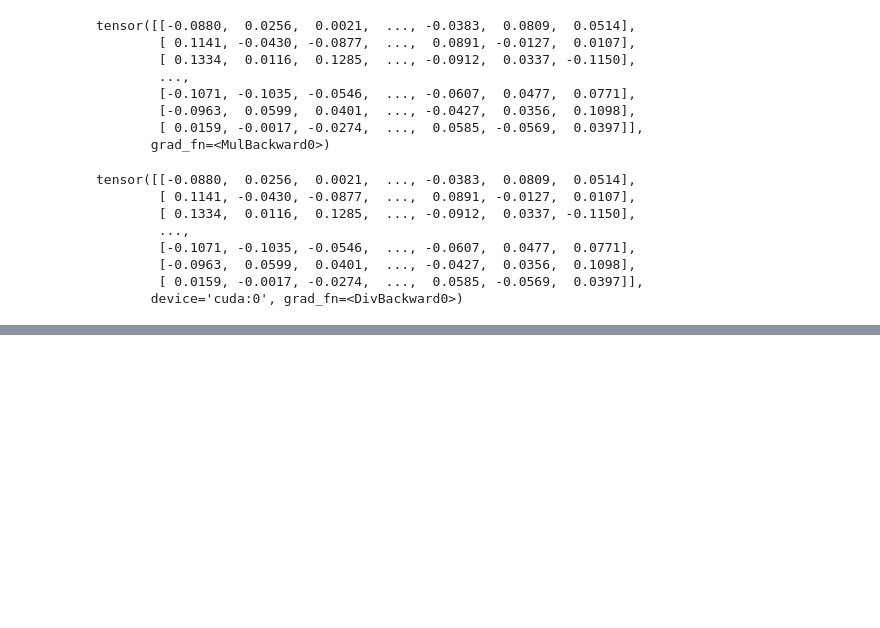
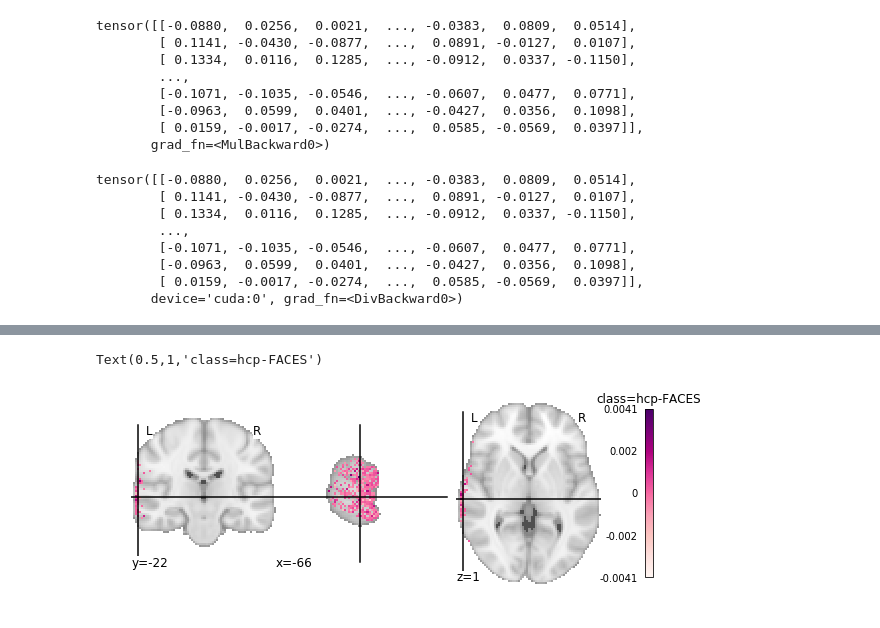
Before and after one commit to HarounH/brain_, a Jupyter notebook: sanmi_interpret.ipynb, the cells around one changed output, grey strips where cells are left out. Drawn from its saved outputs; the diff is of its cells as text; code cells hidden in the pictures; blank space fills up the shorter version.

```diff
--- a/sanmi_interpret.ipynb
+++ b/sanmi_interpret.ipynb
@@ -403,0 +528,18 @@ tensor([[-0.0880,  0.0256,  0.0021,  ..., -0.0383,  0.0809,  0.0514],
+# %%
+def get_shallow_niimg(layer_idx, cls=0, channel_idx=0, clip=0.1):
+    arr = np.take(shallow_importances[layer_idx][cls, channel_idx, :], taking_indices[layer_idx])
+    niimg = masking.unmask(np.clip(arr, -clip, clip), mask)
+    return niimg
+# %%
+cidx = 0
+cls = 0
+layer = 0
+plotting.plot_stat_map(
+    get_shallow_niimg(layer, cls=cls, channel_idx=cidx, clip=1000000),
+    cmap=plt.get_cmap('RdPu'),
+    threshold='auto'),
+#     cut_coords=[-20, 15, 21])
+plt.title('class={}'.format(meta['i2c'][cls]))
+# %% [output]
+Text(0.5,1,'class=hcp-FACES')
+[figure, added]
```
Also changed, not shown: parts of 9 cells of this notebook, 8 other files.
